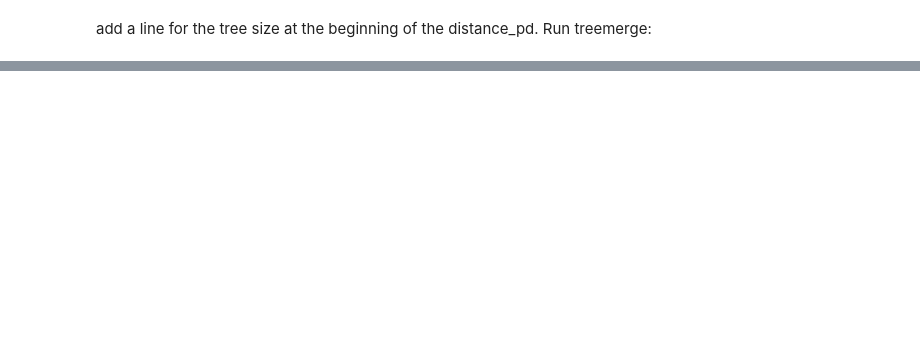
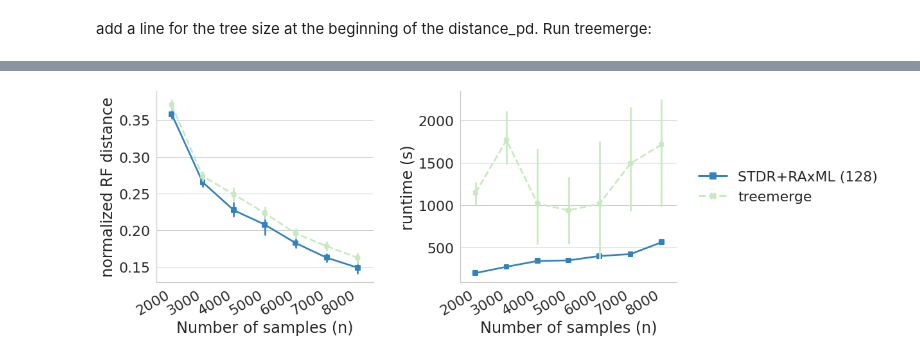
Before and after one commit to NoahAmsel/spectral-tree-inference, a Jupyter notebook: experiments/20210122_tree_merge.ipynb, the cells around one changed output, grey strips where cells are left out. Cells and saved outputs as stored; diff of their text form; code cells hidden in the pictures; blank space fills up the shorter version.

```diff
--- a/experiments/20210122_tree_merge.ipynb
+++ b/experiments/20210122_tree_merge.ipynb
@@ -134,0 +558,10 @@ F1% =  97.25490196078431
+# %%
+metrics_treemerge.loc[:,"RF"] = np.array(RFs)  / (2 * 2000 - 6)
+metrics_treemerge.loc[:,"F1"] = F1s
+metrics_treemerge.loc[:,"runtime"] = runtimes
+# %%
+metrics_treemerge.loc[:,"method"] = "treemerge"
+# %%
+# bind two dataframes
+merged_perf = metrics_STDR.append(metrics_treemerge, ignore_index=True)
+merged_perf = merged_perf.loc[:,["method", "m", "runtime", "RF", "F1"]]
@@ -134,0 +592,49 @@ F1% =  97.25490196078431
+# %%
+df_long = pd.melt(merged_perf, id_vars = ["method", "m"], var_name = "performance").sort_values(["method", "performance"])
+# %%
+ordering = ["STDR+RAxML (128)", "treemerge"]
+cmap = cm.get_cmap("tab20c", 20)
+colors = [cmap(0), cmap(11)]
+color_dict = dict(zip(ordering, colors))
+
+selected = np.isin(df_long.method, ordering) & (df_long.performance.values != "F1")
+
+df_long = df_long.iloc[selected,:]
+df_long.loc[df_long.performance == "RF","value"] = df_long.loc[df_long.performance == "RF","value"]
+df_long.loc[df_long.performance == "RF","performance"] = "RF distance"
+df_long.loc[df_long.performance == "runtime","performance"] = "runtime (s)"
+
+markers = ["s", "X"]
+color_subset = [colors[i] for i in [0,1]]
+color_dict = dict(zip(ordering, np.array(color_subset)))
+linestyles = ["-", "--"]
+
+import seaborn as sns
+import matplotlib.pyplot as plt
+import matplotlib.ticker as ticker
+
+sns.set(style = "whitegrid", font_scale = 2)
+g = sns.catplot(data = df_long, x = "m", y = "value", hue = "method", hue_order = ordering,
+           col = "performance", legend = False, kind = "point", sharey = False, height = 6,  aspect = 1.1,
+                palette = color_dict, margin_titles = False, sizes = 20, markers = markers, linestyles=linestyles,
+                gridspec_kws={"wspace":0.4})
+
+labels = ["normalized RF distance", "runtime (s)"]
+
+for i, ax in enumerate(g.axes.flat):
+    ax.set_ylabel(labels[i])
+    plt.setp(ax.get_xticklabels(), rotation=30, horizontalalignment='right')
+
+
+g.set_titles("")
+g.set_xlabels("Number of samples (n)")
+
+from matplotlib.lines import Line2D
+custom_lines = [Line2D([0], [0],  color=color_subset[x], marker = markers[x], markersize=10,linestyle = linestyles[x], lw = 3) for x in range(2)]
+
+plt.legend(custom_lines, ordering, bbox_to_anchor=(1.04, 0.5), loc = "center left", frameon = False)
+
+plt.subplots_adjust(wspace = 0.4)
+plt.savefig("figs/STDR128_v_treemerge.eps", bbox_inches="tight")
+# %% [output]
+[figure, added]
```
Also changed, not shown: parts of 88 cells of this notebook, 8 other files.
